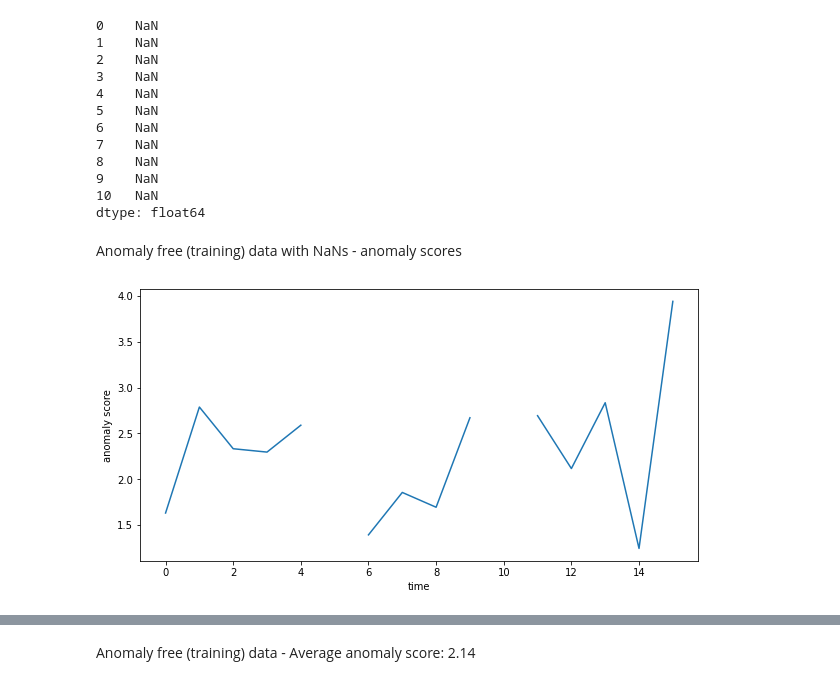
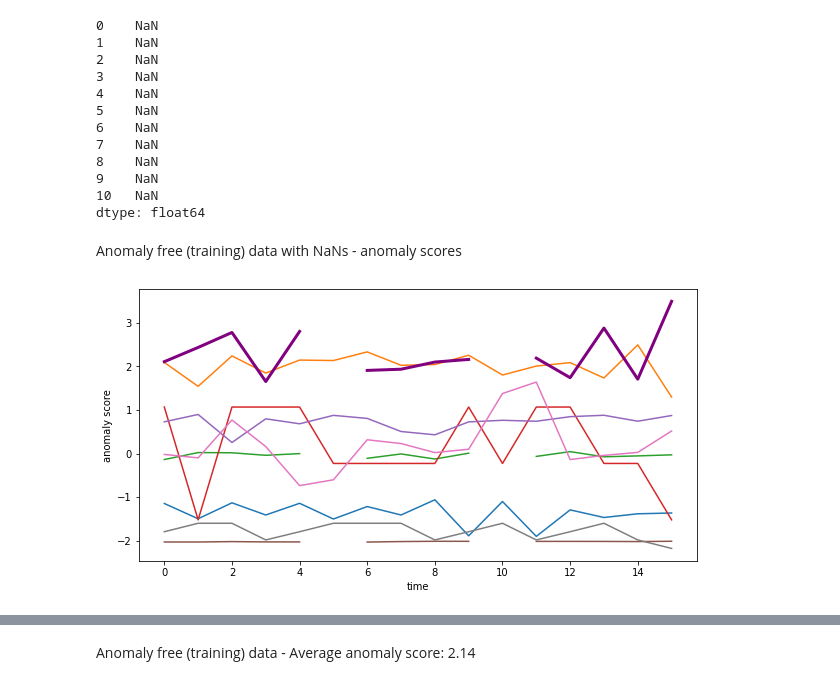
Before and after one commit to ivetasarfyova/TimeSeriesAnomalyDetectionAssignments, a Jupyter notebook: time_series_anomaly_detection/GAN-AD-SKAB.ipynb, the cells around one changed output, grey strips where cells are left out. Cells and saved outputs as stored; diff of their text form; code cells hidden in the pictures.

```diff
--- a/time_series_anomaly_detection/GAN-AD-SKAB.ipynb
+++ b/time_series_anomaly_detection/GAN-AD-SKAB.ipynb
@@ -103,17 +103,19 @@ dtype: float64
 # %%
 # one window with NaN values
 window_with_nan = pd.DataFrame(df_anomaly_free[0:0+window_size].copy())
 window_with_nan.iloc[[5,10], [2,5]] = np.nan
 
+display(Markdown('Anomaly free (training) data with NaNs - anomaly scores'))
 anomaly_scores = gan_ad.predict_anomaly_scores(window_with_nan)
-display(Markdown('Anomaly free (training) data with NaNs - anomaly scores'))
+data = gan_ad.transform_data(window_with_nan)
 plt.figure(figsize=(10,5))
 plt.xlabel('time')
 plt.ylabel('anomaly score')
-plt.plot(anomaly_scores)
+plt.plot(data)
+plt.plot(anomaly_scores, color='purple', lw=3)
 plt.show()
 # %% [output]
 Anomaly free (training) data with NaNs - anomaly scores
-[figure, old version]
+[figure, new version]
 # %%
 # more than one window
```
Also changed, not shown: parts of 5 cells of this notebook, 1 other file.
